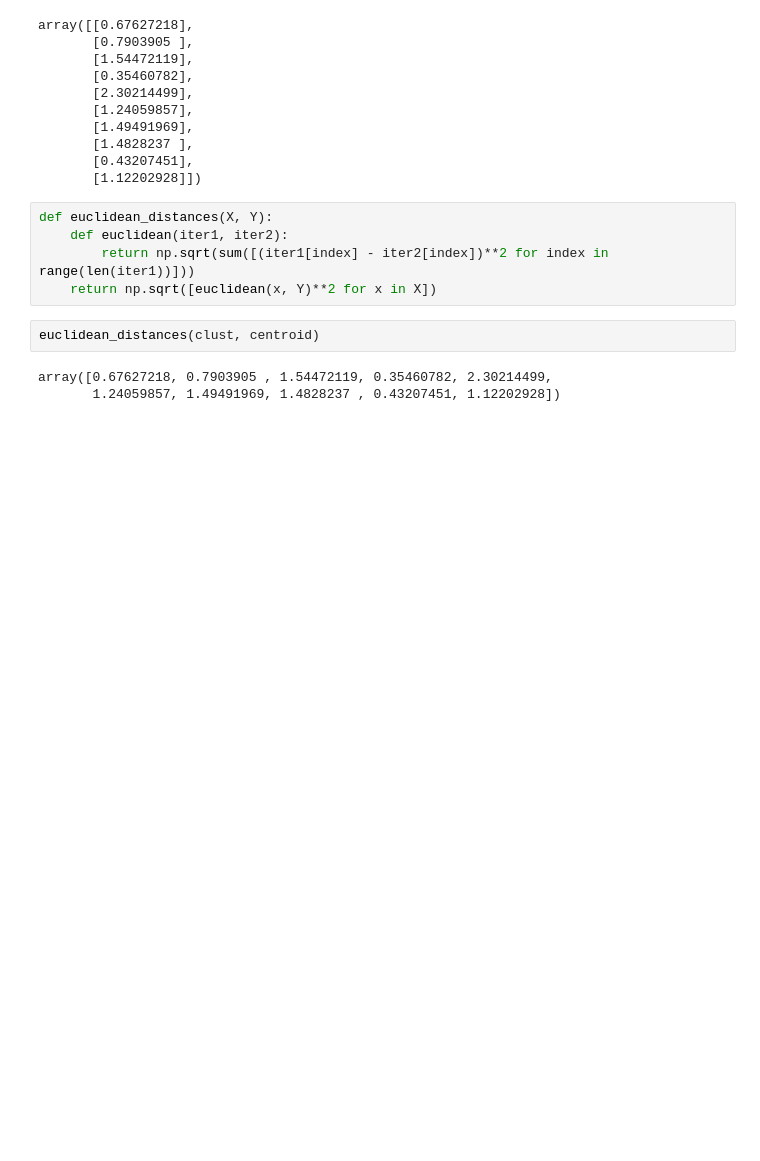
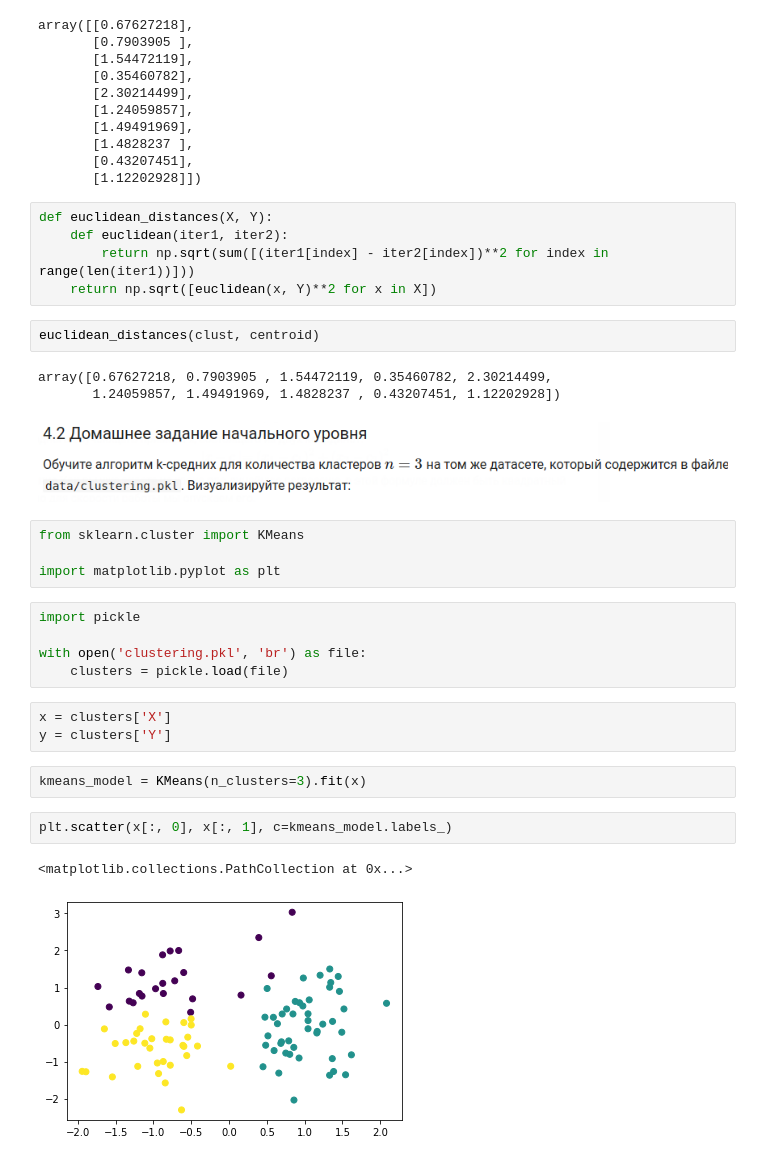
Before and after one commit to Stynic/train_ml_math, a Jupyter notebook: ml/low_level/module_7/notebook_7.ipynb, the cells around one changed output. Cells and saved outputs as stored; diff of their text form; blank space fills up the shorter version.

Commit message:
finished homework by clustering
finished homework by clustering

```diff
--- a/ml/low_level/module_7/notebook_7.ipynb
+++ b/ml/low_level/module_7/notebook_7.ipynb
@@ -92,3 +92,24 @@ euclidean_distances(clust, centroid)
 # %% [output]
 array([0.67627218, 0.7903905 , 1.54472119, 0.35460782, 2.30214499,
        1.24059857, 1.49491969, 1.4828237 , 0.43207451, 1.12202928])
+# %% [markdown]
+![image.png](attachment:ef02418d-8818-4761-a53a-2367cbcaa22b.png)
+# %%
+from sklearn.cluster import KMeans
+
+import matplotlib.pyplot as plt
+# %%
+import pickle
+
+with open('clustering.pkl', 'br') as file:
+    clusters = pickle.load(file)
+# %%
+x = clusters['X']
+y = clusters['Y']
+# %%
+kmeans_model = KMeans(n_clusters=3).fit(x)
+# %%
+plt.scatter(x[:, 0], x[:, 1], c=kmeans_model.labels_)
+# %% [output]
+<matplotlib.collections.PathCollection at 0x...>
+[figure, added]
```
Also changed, not shown: parts of 3 cells of this notebook.
